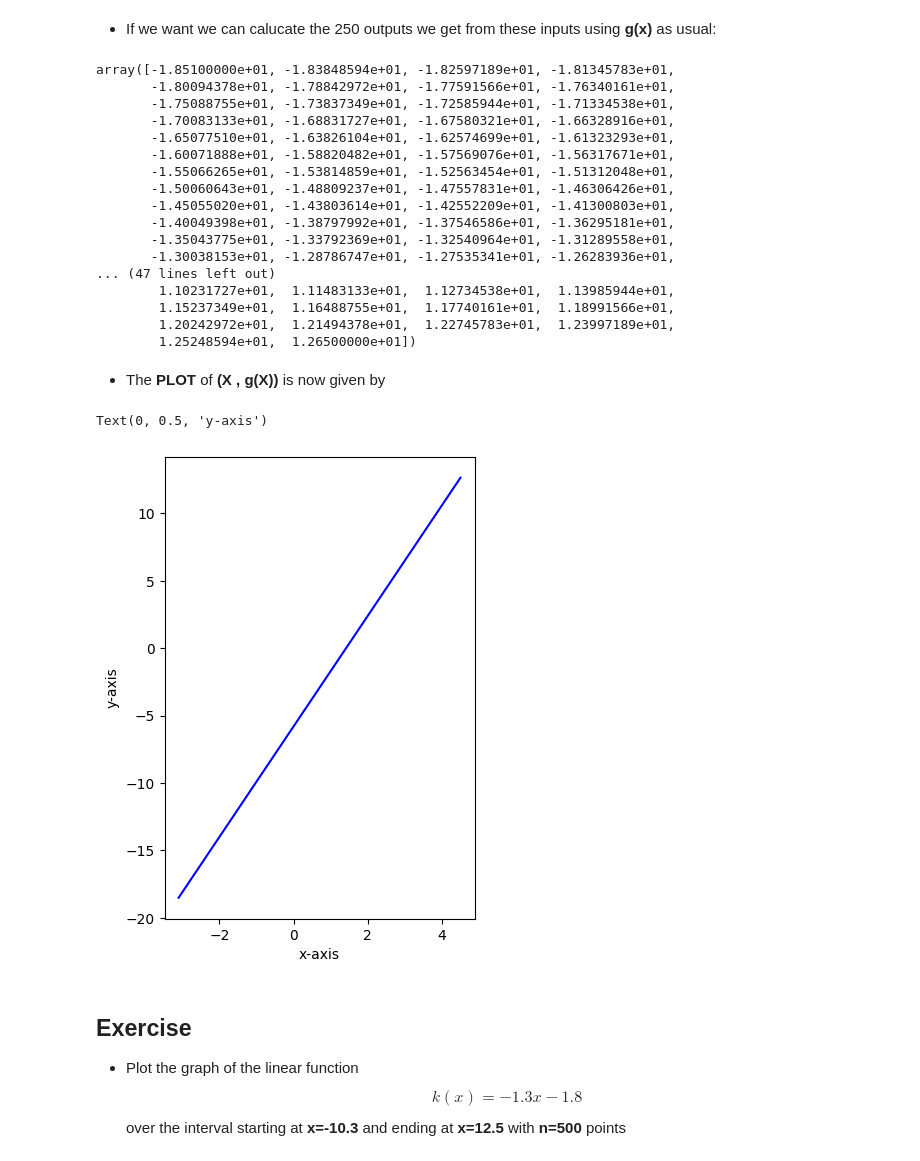
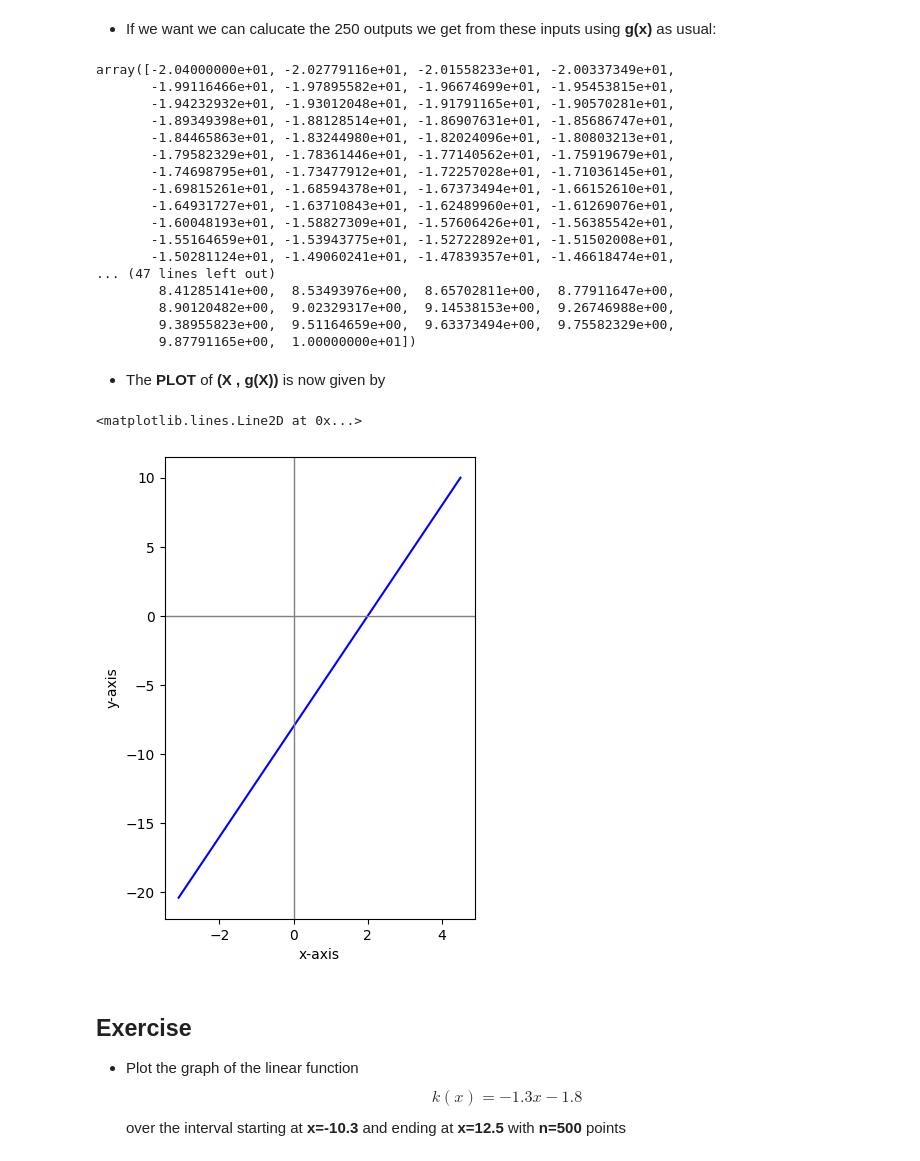
Before and after one commit to tlyonsSETU/Mathematical-Fundamentals, a Jupyter notebook: Mathematics Fundamentals - Workbook 3.ipynb, the cells around one changed output. Drawn from its saved outputs; the diff is of its cells as text; code cells hidden in the pictures.

```diff
--- a/Mathematics Fundamentals - Workbook 3.ipynb
+++ b/Mathematics Fundamentals - Workbook 3.ipynb
@@ -493,7 +496,7 @@ over the interval starting at __x=-3.1__ and ending at __x=4.5__ with __n=250__
 * We define the linear function __g(x)__ and the __linspace()__ in the next two cells:
 # %%
 def g(x):
-  return 4.1*x - 5.8
+  return 4*x - 8
 # %%
 X=np.linspace(-3.1 , 4.5 , 250)
 X
@@ -520,35 +523,38 @@ array([-3.1       , -3.06947791, -3.03895582, -3.00843373, -2.97791165,
 # %%
 g(X)
 # %% [output]
-array([-1.85100000e+01, -1.83848594e+01, -1.82597189e+01, -1.81345783e+01,
-       -1.80094378e+01, -1.78842972e+01, -1.77591566e+01, -1.76340161e+01,
-       -1.75088755e+01, -1.73837349e+01, -1.72585944e+01, -1.71334538e+01,
-       -1.70083133e+01, -1.68831727e+01, -1.67580321e+01, -1.66328916e+01,
-       -1.65077510e+01, -1.63826104e+01, -1.62574699e+01, -1.61323293e+01,
-       -1.60071888e+01, -1.58820482e+01, -1.57569076e+01, -1.56317671e+01,
-       -1.55066265e+01, -1.53814859e+01, -1.52563454e+01, -1.51312048e+01,
-       -1.50060643e+01, -1.48809237e+01, -1.47557831e+01, -1.46306426e+01,
-       -1.45055020e+01, -1.43803614e+01, -1.42552209e+01, -1.41300803e+01,
-       -1.40049398e+01, -1.38797992e+01, -1.37546586e+01, -1.36295181e+01,
-       -1.35043775e+01, -1.33792369e+01, -1.32540964e+01, -1.31289558e+01,
-       -1.30038153e+01, -1.28786747e+01, -1.27535341e+01, -1.26283936e+01,
+array([-2.04000000e+01, -2.02779116e+01, -2.01558233e+01, -2.00337349e+01,
+       -1.99116466e+01, -1.97895582e+01, -1.96674699e+01, -1.95453815e+01,
+       -1.94232932e+01, -1.93012048e+01, -1.91791165e+01, -1.90570281e+01,
+       -1.89349398e+01, -1.88128514e+01, -1.86907631e+01, -1.85686747e+01,
+       -1.84465863e+01, -1.83244980e+01, -1.82024096e+01, -1.80803213e+01,
+       -1.79582329e+01, -1.78361446e+01, -1.77140562e+01, -1.75919679e+01,
+       -1.74698795e+01, -1.73477912e+01, -1.72257028e+01, -1.71036145e+01,
+       -1.69815261e+01, -1.68594378e+01, -1.67373494e+01, -1.66152610e+01,
+       -1.64931727e+01, -1.63710843e+01, -1.62489960e+01, -1.61269076e+01,
+       -1.60048193e+01, -1.58827309e+01, -1.57606426e+01, -1.56385542e+01,
+       -1.55164659e+01, -1.53943775e+01, -1.52722892e+01, -1.51502008e+01,
+       -1.50281124e+01, -1.49060241e+01, -1.47839357e+01, -1.46618474e+01,
 ... (47 lines left out)
-        1.10231727e+01,  1.11483133e+01,  1.12734538e+01,  1.13985944e+01,
-        1.15237349e+01,  1.16488755e+01,  1.17740161e+01,  1.18991566e+01,
-        1.20242972e+01,  1.21494378e+01,  1.22745783e+01,  1.23997189e+01,
-        1.25248594e+01,  1.26500000e+01])
+        8.41285141e+00,  8.53493976e+00,  8.65702811e+00,  8.77911647e+00,
+        8.90120482e+00,  9.02329317e+00,  9.14538153e+00,  9.26746988e+00,
+        9.38955823e+00,  9.51164659e+00,  9.63373494e+00,  9.75582329e+00,
+        9.87791165e+00,  1.00000000e+01])
 # %% [markdown]
 * The __PLOT__ of __(X , g(X))__ is now given by
 # %%
 plt.figure(figsize=(4,6))
 
 plt.plot(X, g(X), color='blue')
 
 plt.xlabel('x-axis')
 plt.ylabel('y-axis')
+
+plt.axhline(y=0,color='gray',lw=1)
+plt.axvline(x=0,color='gray',lw=1)
 # %% [output]
-Text(0, 0.5, 'y-axis')
+<matplotlib.lines.Line2D at 0x...>
-[figure, old version]
+[figure, new version]
 # %% [markdown]
 ## Exercise
 
```
Also changed, not shown: parts of 4 cells of this notebook.
